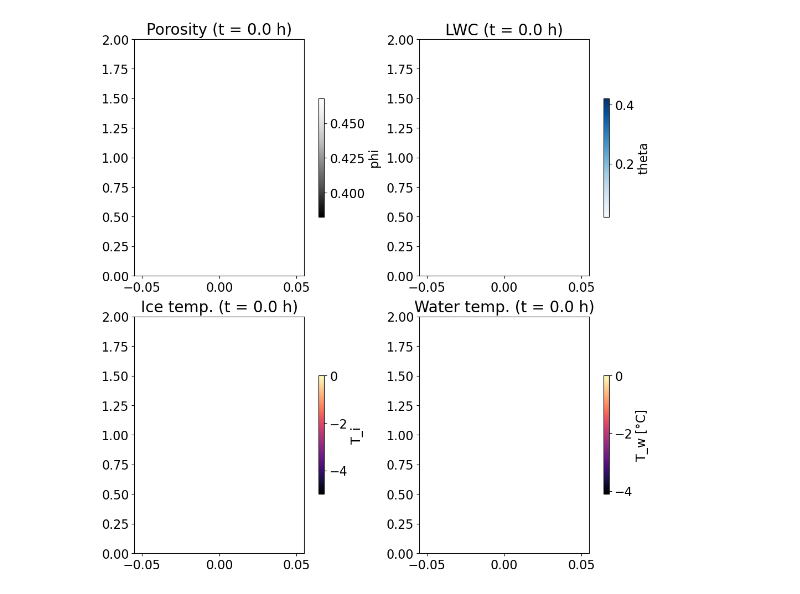
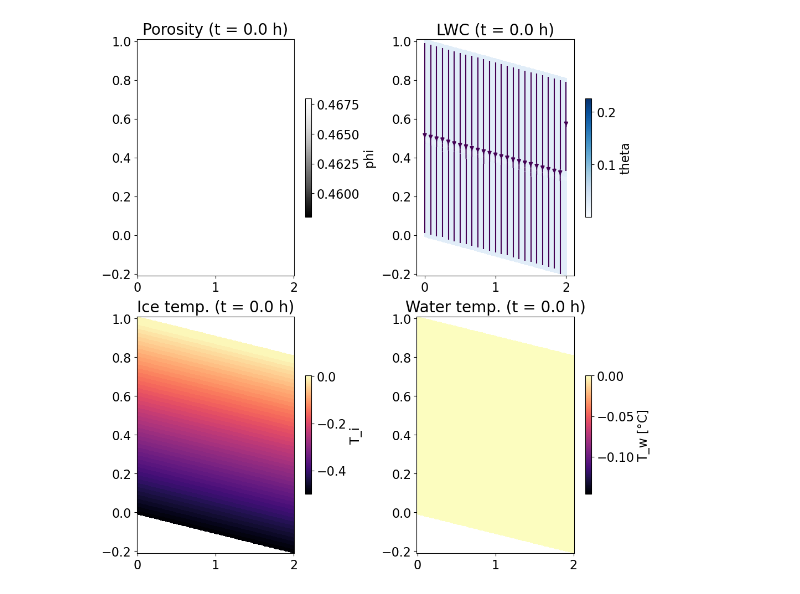
Before and after one commit to lannika-ut/Masterarbeit, a Jupyter notebook: animate_solution.ipynb, the cells around one changed output. Drawn from its saved outputs; the diff is of its cells as text; code cells hidden in the pictures.

Commit message:
Streamlines sind jetzt im LWC plot drin

```diff
--- a/animate_solution.ipynb
+++ b/animate_solution.ipynb
@@ -48,104 +110,82 @@ import matplotlib.animation as animation
 # Setup figure and axes
 plt.rcParams.update({'font.size': 16})
 fig, ax = plt.subplots(2, 2, layout="constrained", figsize=(10, 10))
-
-# Initial values
-t_obs = 0
-hw.x.array[:] = data_Annika["h_w"][t_obs]
-phi.x.array[:] = data_Annika["phi"][t_obs]
-T_i.x.array[:] = data_Annika["T_i"][t_obs]
-T_w.x.array[:] = data_Annika["T_w"][t_obs]
-pressure_head = eval_fct_on_grid(grid, hw, domain).reshape((nz, nx))
-h_c = pressure_head * (pressure_head < 0)
-porosity = eval_fct_on_grid(grid, phi, domain).reshape((nz, nx))
-Ti = eval_fct_on_grid(grid, T_i, domain).reshape((nz, nx))
-Tw = eval_fct_on_grid(grid, T_w, domain).reshape((nz, nx))
-
-def Se(h_c, alpha, N):
-    return (1 + (- alpha * h_c)**N)**((1 - N) / N)
-
-if layered:
-    alpha_eval = eval_fct_on_grid(grid, p.alpha, domain).reshape((nz, nx))
-    N_eval = eval_fct_on_grid(grid, p.N, domain).reshape((nz, nx))
-    theta_tot = p.theta_r.value + (0.9*porosity - p.theta_r.value)*Se(h_c, alpha_eval, N_eval)
-else:
-    theta_tot = p.theta_r.value + (0.9*porosity - p.theta_r.value)*Se(h_c, p.alpha.value, p.N.value)
+norm = plt.Normalize(vmin=0, vmax=q_max)
 
 # Initial plots (empty or first frame)
 pmsh1 = ax[0, 0].pcolormesh(
-    x_plot, z_plot, porosity, cmap="Greys_r",
+    x_plot, z_plot, porosity_all[0], cmap="Greys_r",
     vmin=np.min(data_Annika["phi"]), vmax=np.max(data_Annika["phi"]))
 ax[0, 0].set_title("Porosity", fontsize=20)
 cbar1 = fig.colorbar(pmsh1, ax=ax[0, 0], shrink=0.5)
 cbar1.set_label("phi")
 
 pmsh2 = ax[0, 1].pcolormesh(
-    x_plot, z_plot, theta_tot, cmap="Blues",
-    vmin=p.theta_r.value, vmax=0.9*np.max(data_Annika["phi"]))
+    x_plot, z_plot, theta_all[0], cmap="Blues",
+    vmin=p.S_l.value*np.min(data_Annika["phi"]), vmax=theta_max)
+strm = ax[0, 1].streamplot(
+    X, Z, Qx_all[0], Qz_all[0],
+    density=2, color=np.sqrt(Qx_all[0]**2 + Qz_all[0]**2), norm=norm,start_points=start_pts.T
+)
 ax[0, 1].set_title("theta", fontsize=20)
 cbar2 = fig.colorbar(pmsh2, ax=ax[0, 1], shrink=0.5)
 cbar2.set_label("theta")
 
 pmsh3 = ax[1, 0].pcolormesh(
-    x_plot, z_plot, Ti, cmap="magma",
+    x_plot, z_plot, Ti_all[0], cmap="magma",
     vmin=np.min(data_Annika["T_i"]), vmax=np.max(data_Annika["T_i"]))
 ax[1, 0].set_title("Ice temp.", fontsize=20)
 cbar3 = fig.colorbar(pmsh3, ax=ax[1, 0], shrink=0.5)
 cbar3.set_label("T_i")
 
 pmsh4 = ax[1, 1].pcolormesh(
-    x_plot, z_plot, Tw, cmap="magma",
+    x_plot, z_plot, Tw_all[0], cmap="magma",
     vmin=np.min(data_Annika["T_w"]), vmax=np.max(data_Annika["T_w"]))
 ax[1, 1].set_title("Water temp.", fontsize=20)
 cbar4 = fig.colorbar(pmsh4, ax=ax[1, 1], shrink=0.5)
 cbar4.set_label("T_w [°C]")
 
 # Update function for each frame
 
 def update(frame):
-    t_obs = frame
-    hw.x.array[:] = data_Annika["h_w"][t_obs]
-    phi.x.array[:] = data_Annika["phi"][t_obs]
-    T_i.x.array[:] = data_Annika["T_i"][t_obs]
-    T_w.x.array[:] = data_Annika["T_w"][t_obs]
+    global strm
 
-    pressure_head = eval_fct_on_grid(grid, hw, domain).reshape((nz, nx))
-    h_c = pressure_head * (pressure_head < 0)
-    porosity = eval_fct_on_grid(grid, phi, domain).reshape((nz, nx))
-    Ti = eval_fct_on_grid(grid, T_i, domain).reshape((nz, nx))
-    Tw = eval_fct_on_grid(grid, T_w, domain).reshape((nz, nx))
-    time = data_Annika["times"][t_obs]
-    if layered:
-        theta_tot = p.theta_r.value + (0.9*porosity - p.theta_r.value)*Se(h_c, alpha_eval, N_eval)
-    else:
-        theta_tot = p.theta_r.value + (0.9*porosity - p.theta_r.value)*Se(h_c, p.alpha.value, p.N.value)
+    time = data_Annika["times"][frame]
+    pmsh1.set_array(porosity_all[frame].ravel())
+    #pmsh2.set_array(theta_tot.ravel())
+    pmsh3.set_array(Ti_all[frame].ravel())
+    pmsh4.set_array(Tw_all[frame].ravel())
 
-    pmsh1.set_array(porosity.ravel())
-    pmsh2.set_array(theta_tot.ravel())
-    pmsh3.set_array(Ti.ravel())
-    pmsh4.set_array(Tw.ravel())
+    # Remove old streamplot and create new one
+    ax[0, 1].clear()
+    pmsh2 = ax[0, 1].pcolormesh(
+        x_plot, z_plot, theta_all[frame], cmap="Blues",
+        vmin=p.S_l.value*np.min(data_Annika["phi"]), vmax=theta_max)
+    strm = ax[0, 1].streamplot(X, Z, Qx_all[frame], Qz_all[frame],
+        density=2, color=np.sqrt(Qx_all[frame]**2 + Qz_all[frame]**2),
+        norm=norm,start_points=start_pts.T)
 
     ax[0, 0].set_title(f"Porosity (t = {time/3600:.1f} h)", fontsize=20)
     ax[0, 1].set_title(f"LWC (t = {time/3600:.1f} h)", fontsize=20)
     ax[1, 0].set_title(f"Ice temp. (t = {time/3600:.1f} h)", fontsize=20)
     ax[1, 1].set_title(f"Water temp. (t = {time/3600:.1f} h)", fontsize=20)
 
-    return pmsh1, pmsh2, pmsh3, pmsh4
+    return pmsh1, pmsh2, pmsh3, pmsh4, strm.lines, strm.arrows
 
 
 # Create animation
 num_frames = len(data_Annika["T_w"])  # or your max time index
 fps = 3
 ani = animation.FuncAnimation(
     fig,
     update,
     frames=num_frames,
     interval=1000/fps,  # ms between frames
     blit=False,
     repeat=True
 )
 
 # Save animation
-ani.save("./animations/"+ filename + ".mp4", writer="ffmpeg", fps=fps)
+ani.save("./animations/"+ filename + "streamlines.mp4", writer="ffmpeg", fps=fps)
 # %% [output]
-[figure, old version]
+[figure, new version]
```
Also changed, not shown: parts of 3 cells of this notebook, 6 other files.
